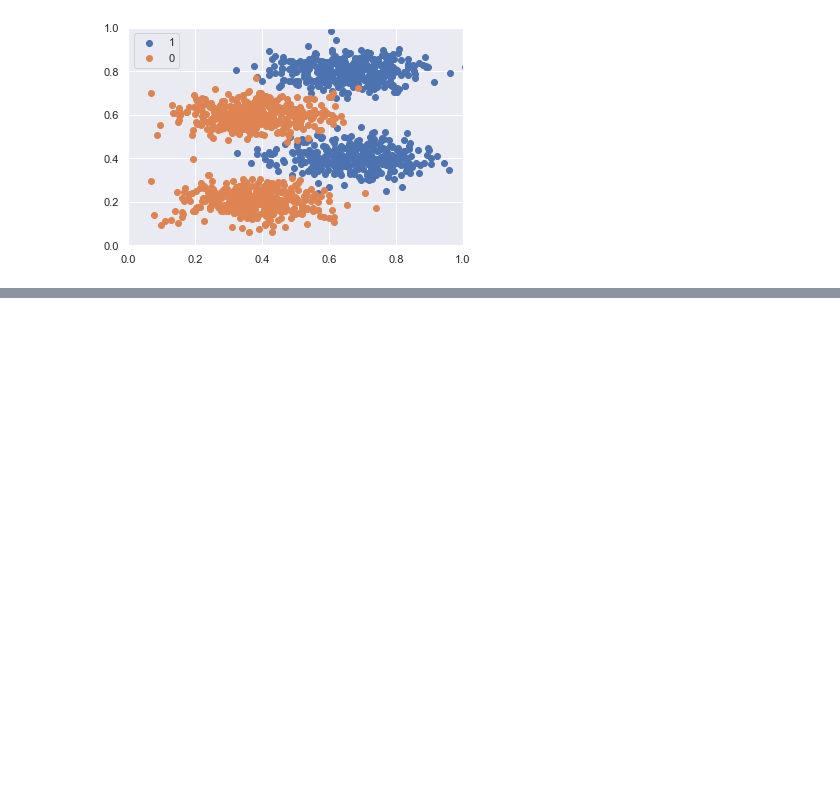
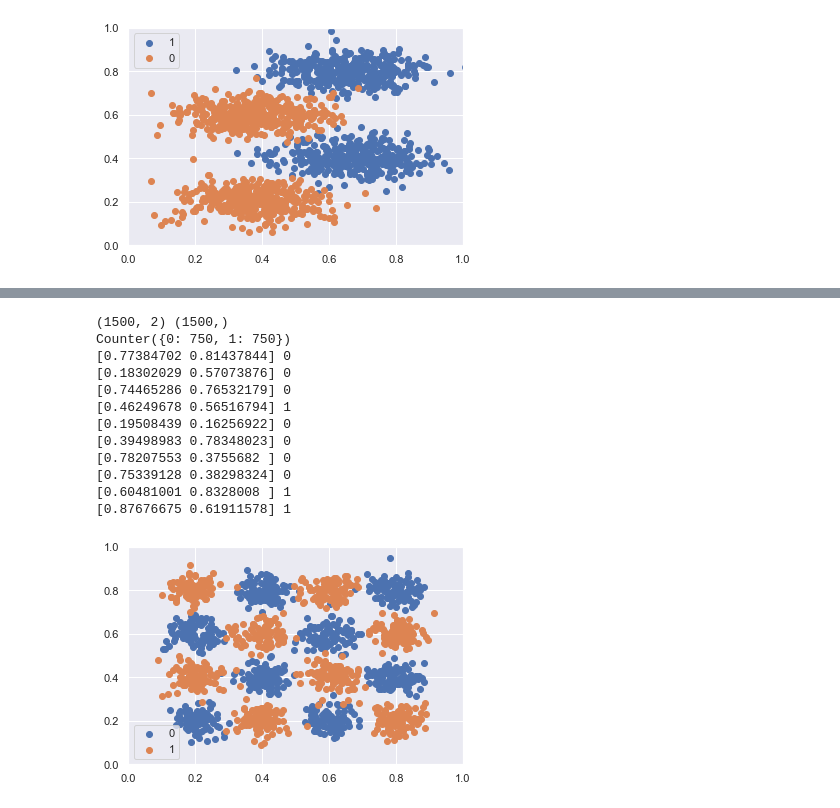
Before and after one commit to bagmk/Quantum_Machine_Learning_Express, a Jupyter notebook: dataset/Data generation.ipynb, the cells around one changed output, grey strips where cells are left out. Saved outputs shown, nothing was run; the diff lists cells and outputs as text; code cells hidden in the pictures; blank space fills up the shorter version.

```diff
--- a/dataset/Data generation.ipynb
+++ b/dataset/Data generation.ipynb
@@ -180,0 +206,44 @@ Counter({1: 750, 0: 750})
+# %%
+# define dataset
+centers=[]
+for i in range(4):
+    for j in range(3):
+            centers.append([0.2*i+0.2,0.2*j+0.2])
+for j in range(4):
+    centers.append([0.8-0.2*j,0.8])
+
+
+X, y = make_blobs(n_samples=1500, centers=centers,cluster_std=0.04, random_state=1)
+# summarize dataset shape
+
+y=y%2
+
+print(X.shape, y.shape)
+# summarize observations by class label
+counter = Counter(y)
+print(counter)
+# summarize first few examples
+for i in range(10):
+	print(X[i], y[i])
+# plot the dataset and color the by class label
+for label, _ in counter.items():
+	row_ix = where(y == label)[0]
+	pyplot.scatter(X[row_ix, 0], X[row_ix, 1], label=str(label))
+pyplot.legend()
+pyplot.xlim([0, 1])
+pyplot.ylim([0, 1])
+pyplot.show()
+# %% [output]
+(1500, 2) (1500,)
+Counter({0: 750, 1: 750})
+[0.77384702 0.81437844] 0
+[0.18302029 0.57073876] 0
+[0.74465286 0.76532179] 0
+[0.46249678 0.56516794] 1
+[0.19508439 0.16256922] 0
+[0.39498983 0.78348023] 0
+[0.78207553 0.3755682 ] 0
+[0.75339128 0.38298324] 0
+[0.60481001 0.8328008 ] 1
+[0.87676675 0.61911578] 1
+[figure, added]
```
Also changed, not shown: parts of 13 cells of this notebook.
